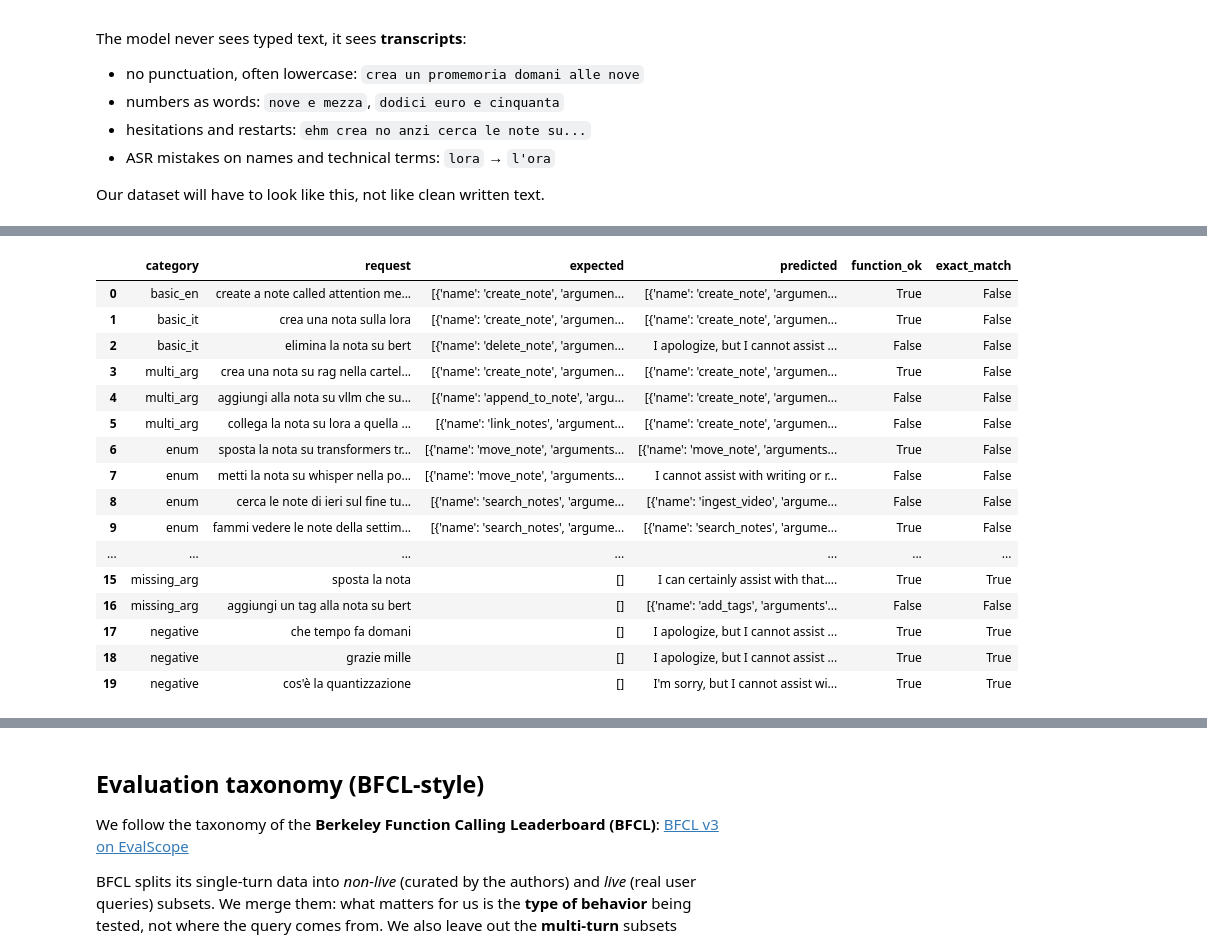
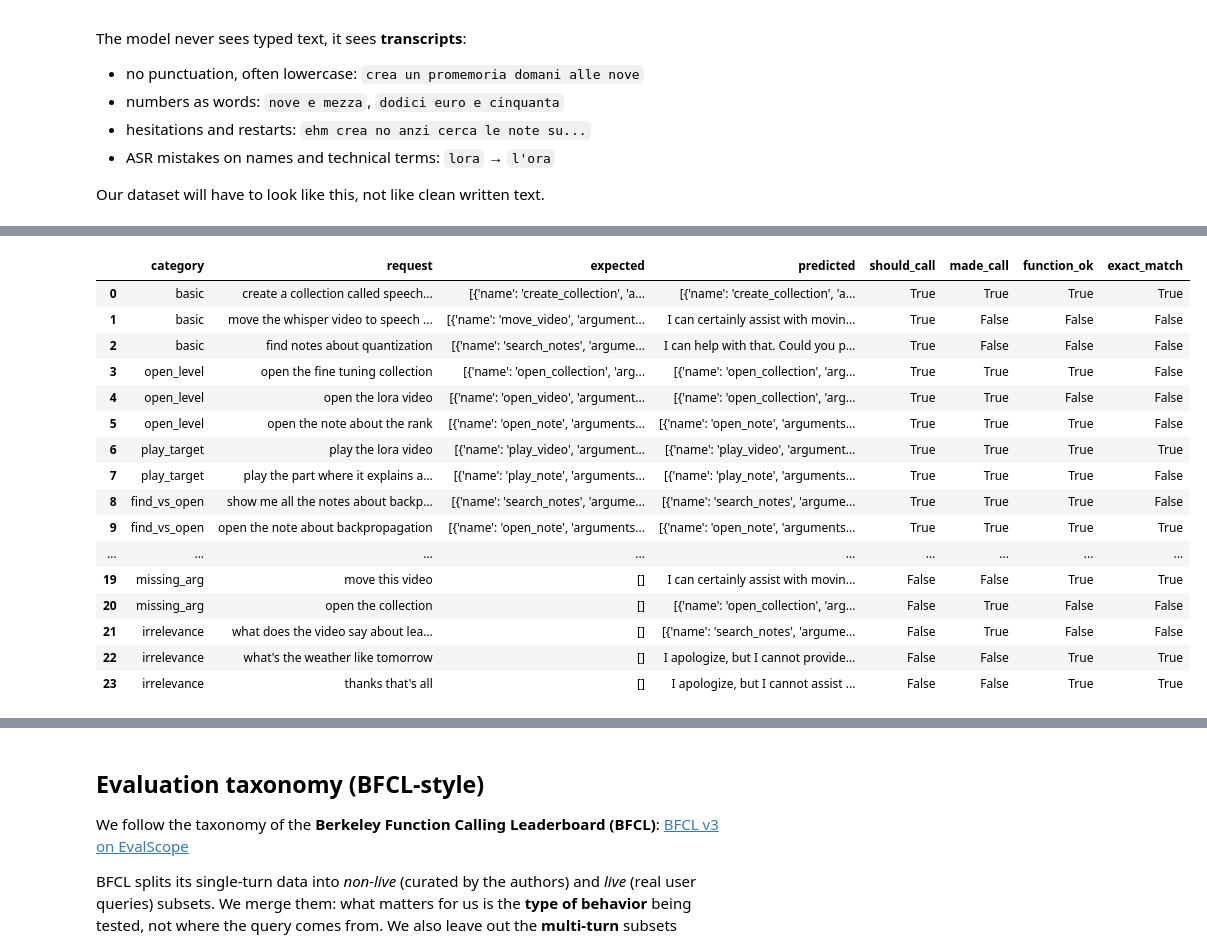
Before and after one commit to lopozz/ai-lectures, a Jupyter notebook: llm_lora/function_gemma.ipynb, the cells around one changed output, grey strips where cells are left out. Drawn from its saved outputs; the diff is of its cells as text; code cells hidden in the pictures.

```diff
--- a/llm_lora/function_gemma.ipynb
+++ b/llm_lora/function_gemma.ipynb
@@ -440,62 +487,78 @@ def ask_with(tools, user_request, max_new_tokens=128):
     return raw, parse_calls(raw)
 
 
+def to_seconds(ts):
+    """'12:00' -> 720, '1:05:00' -> 3900. Returns None if not a valid MM:SS / H:MM:SS string."""
+    try:
+        parts = [int(p) for p in str(ts).strip().split(":")]
+    except ValueError:
+        return None
+    if len(parts) == 2:
+        return parts[0] * 60 + parts[1]
+    if len(parts) == 3:
+        return parts[0] * 3600 + parts[1] * 60 + parts[2]
+    return None
+
+
 def norm(v):
-    """Light normalization: free text is compared case-insensitively, tags as sets."""
+    """Light normalization: free text compared case-insensitively, without extra spaces."""
     if isinstance(v, str):
-        return v.strip().lower()
+        return " ".join(v.strip().lower().split())
     return v
 
+
 def same_args(pred, gold):
-    if set(pred) != set(gold):
+    if set(pred) != set(gold):          # missing or invented arguments -> wrong
         return False
     for k in gold:
-        if k == "tags":
-            if {t.strip().lower() for t in str(pred[k]).split(",")} != {t.strip().lower() for t in gold[k].split(",")}:
+        if k == "timestamp":
+            if to_seconds(pred[k]) is None or to_seconds(pred[k]) != to_seconds(gold[k]):
                 return False
         elif norm(pred[k]) != norm(gold[k]):
             return False
     return True
 
 
 rows = []
 for category, request, expected in PROBES:
-    raw, calls = ask_with(NOTE_TOOLS, request)
+    raw, calls = ask_with(APP_TOOLS, request)
     if not expected:
         correct_fn = exact = (len(calls) == 0)
     else:
         correct_fn = len(calls) == 1 and calls[0]["name"] == expected[0]["name"]
         exact = correct_fn and same_args(calls[0]["arguments"], expected[0]["arguments"])
     rows.append({
         "category": category,
         "request": request,
         "expected": expected,
         "predicted": calls if calls else raw.strip()[:60],
+        "should_call": bool(expected),
+        "made_call": bool(calls),
         "function_ok": correct_fn,
         "exact_match": exact,
     })
 
 results = pd.DataFrame(rows)
 pd.set_option("display.max_colwidth", 80)
 results
 # %% [output]
-|  | category | request | expected | predicted | function_ok | exact_match |
-| 0 | basic_en | create a note called attention me... | [{'name': 'create_note', 'argumen... | [{'name': 'create_note', 'argumen... | True | False |
-| 1 | basic_it | crea una nota sulla lora | [{'name': 'create_note', 'argumen... | [{'name': 'create_note', 'argumen... | True | False |
-| 2 | basic_it | elimina la nota su bert | [{'name': 'delete_note', 'argumen... | I apologize, but I cannot assist ... | False | False |
-| 3 | multi_arg | crea una nota su rag nella cartel... | [{'name': 'create_note', 'argumen... | [{'name': 'create_note', 'argumen... | True | False |
-| 4 | multi_arg | aggiungi alla nota su vllm che su... | [{'name': 'append_to_note', 'argu... | [{'name': 'create_note', 'argumen... | False | False |
-| 5 | multi_arg | collega la nota su lora a quella ... | [{'name': 'link_notes', 'argument... | [{'name': 'create_note', 'argumen... | False | False |
-| 6 | enum | sposta la nota su transformers tr... | [{'name': 'move_note', 'arguments... | [{'name': 'move_note', 'arguments... | True | False |
-| 7 | enum | metti la nota su whisper nella po... | [{'name': 'move_note', 'arguments... | I cannot assist with writing or r... | False | False |
-| 8 | enum | cerca le note di ieri sul fine tu... | [{'name': 'search_notes', 'argume... | [{'name': 'ingest_video', 'argume... | False | False |
-| 9 | enum | fammi vedere le note della settim... | [{'name': 'search_notes', 'argume... | [{'name': 'search_notes', 'argume... | True | False |
-| ... | ... | ... | ... | ... | ... | ... |
-| 15 | missing_arg | sposta la nota | [] | I can certainly assist with that.... | True | True |
-| 16 | missing_arg | aggiungi un tag alla nota su bert | [] | [{'name': 'add_tags', 'arguments'... | False | False |
-| 17 | negative | che tempo fa domani | [] | I apologize, but I cannot assist ... | True | True |
-| 18 | negative | grazie mille | [] | I apologize, but I cannot assist ... | True | True |
-| 19 | negative | cos'è la quantizzazione | [] | I'm sorry, but I cannot assist wi... | True | True |
+|  | category | request | expected | predicted | should_call | made_call | function_ok | exact_match |
+| 0 | basic | create a collection called speech... | [{'name': 'create_collection', 'a... | [{'name': 'create_collection', 'a... | True | True | True | True |
+| 1 | basic | move the whisper video to speech ... | [{'name': 'move_video', 'argument... | I can certainly assist with movin... | True | False | False | False |
+| 2 | basic | find notes about quantization | [{'name': 'search_notes', 'argume... | I can help with that. Could you p... | True | False | False | False |
+| 3 | open_level | open the fine tuning collection | [{'name': 'open_collection', 'arg... | [{'name': 'open_collection', 'arg... | True | True | True | False |
+| 4 | open_level | open the lora video | [{'name': 'open_video', 'argument... | [{'name': 'open_collection', 'arg... | True | True | False | False |
+| 5 | open_level | open the note about the rank | [{'name': 'open_note', 'arguments... | [{'name': 'open_note', 'arguments... | True | True | True | False |
+| 6 | play_target | play the lora video | [{'name': 'play_video', 'argument... | [{'name': 'play_video', 'argument... | True | True | True | True |
+| 7 | play_target | play the part where it explains a... | [{'name': 'play_note', 'arguments... | [{'name': 'play_note', 'arguments... | True | True | True | False |
+| 8 | find_vs_open | show me all the notes about backp... | [{'name': 'search_notes', 'argume... | [{'name': 'search_notes', 'argume... | True | True | True | False |
+| 9 | find_vs_open | open the note about backpropagation | [{'name': 'open_note', 'arguments... | [{'name': 'open_note', 'arguments... | True | True | True | True |
+| ... | ... | ... | ... | ... | ... | ... | ... | ... |
+| 19 | missing_arg | move this video | [] | I can certainly assist with movin... | False | False | True | True |
+| 20 | missing_arg | open the collection | [] | [{'name': 'open_collection', 'arg... | False | True | False | False |
+| 21 | irrelevance | what does the video say about lea... | [] | [{'name': 'search_notes', 'argume... | False | True | False | False |
+| 22 | irrelevance | what's the weather like tomorrow | [] | I apologize, but I cannot provide... | False | False | True | True |
+| 23 | irrelevance | thanks that's all | [] | I apologize, but I cannot assist ... | False | False | True | True |
 # %%
 summary = (results.groupby("category")[["function_ok", "exact_match"]]
            .mean().mul(100).round(0)
```
Also changed, not shown: parts of 36 cells of this notebook.
